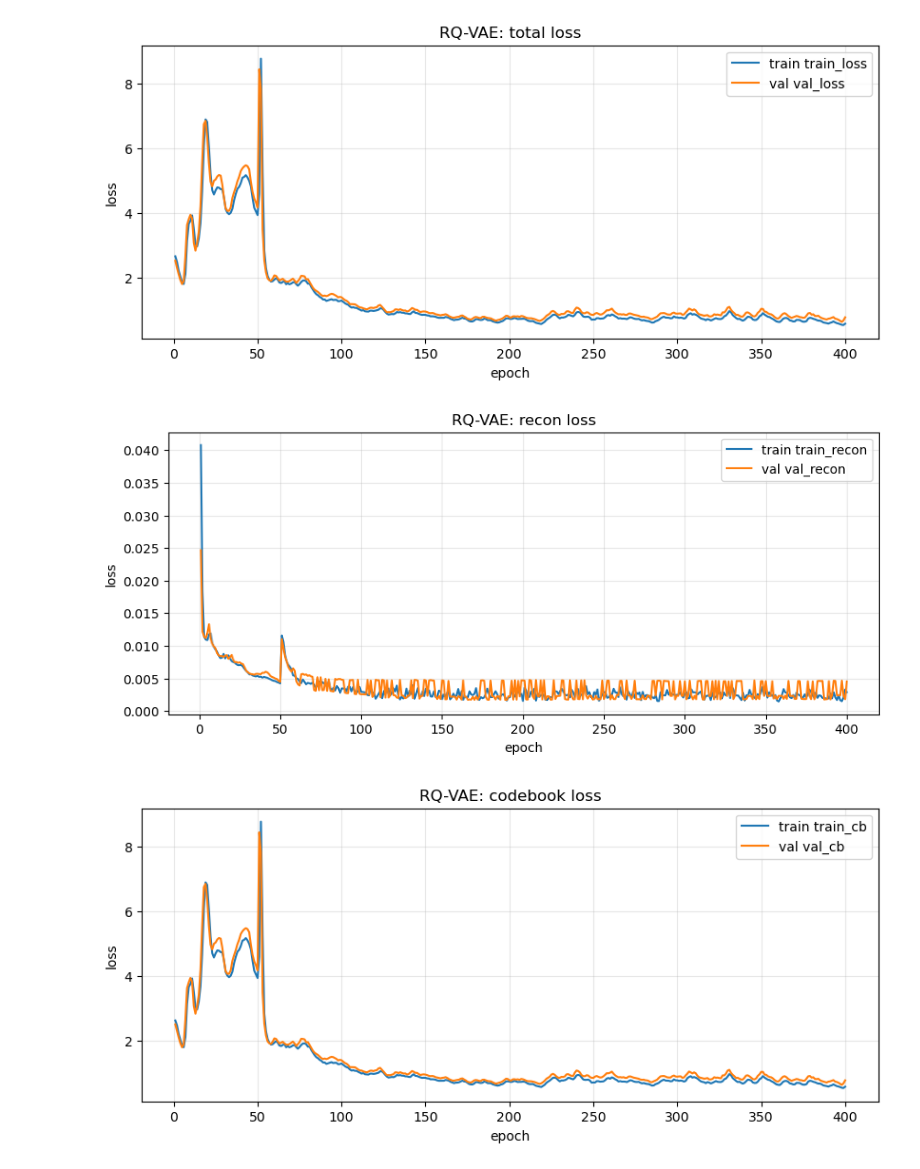
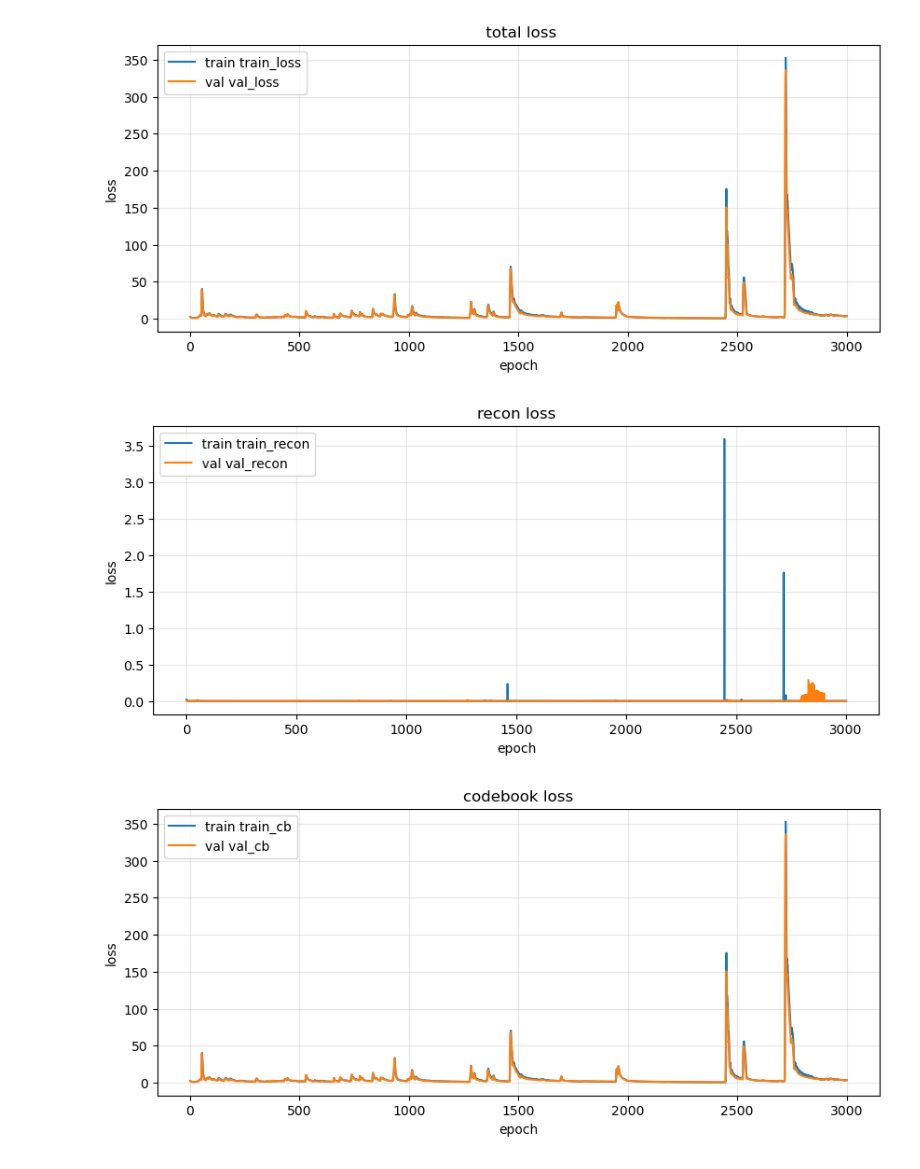
Before and after one commit to nikonhovzunov/plum-ml1m-repro, a Jupyter notebook: notebooks/04_eval_runs.ipynb, the cells around one changed output. Saved outputs shown, nothing was run; the diff lists cells and outputs as text; code cells hidden in the pictures.

```diff
--- a/notebooks/04_eval_runs.ipynb
+++ b/notebooks/04_eval_runs.ipynb
@@ -4,7 +4,7 @@ import numpy as np
 import matplotlib.pyplot as plt
 from pathlib import Path
 # %%
-run_dir = Path("../runs") / 'baseline_rqvae'
+run_dir = Path("../runs") / 'bucket1'
 
 config = json.load(open(run_dir/"config.json", "r", encoding="utf-8"))
 history = json.load(open(run_dir/"metrics.json", "r", encoding="utf-8"))
@@ -60,9 +57,9 @@ plot_levels(history, "train_U", "val_U", "U (unique SIDs)", "U", logy=False)
 # %%
-plot_scalar(history, "train_loss",  "val_loss",  "RQ-VAE: total loss",   "loss",  logy=False)
-plot_scalar(history, "train_recon", "val_recon", "RQ-VAE: recon loss",   "loss",  logy=False)
-plot_scalar(history, "train_cb",    "val_cb",    "RQ-VAE: codebook loss","loss",  logy=False)
-plot_scalar(history, "train_com",   "val_com",   "RQ-VAE: commit loss",  "loss",  logy=False)
+plot_scalar(history, "train_loss",  "val_loss",  " total loss",   "loss",  logy=False)
+plot_scalar(history, "train_recon", "val_recon", "recon loss",   "loss",  logy=False)
+plot_scalar(history, "train_cb",    "val_cb",    "codebook loss","loss",  logy=False)
+plot_scalar(history, "train_com",   "val_com",   "commit loss",  "loss",  logy=False)
 # %% [output]
-[figure, old version]
+[figure, new version]
-[figure, old version]
+[figure, new version]
-[figure, old version]
+[figure, new version]
```
Also changed, not shown: parts of 21 cells of this notebook, 4 other files.
